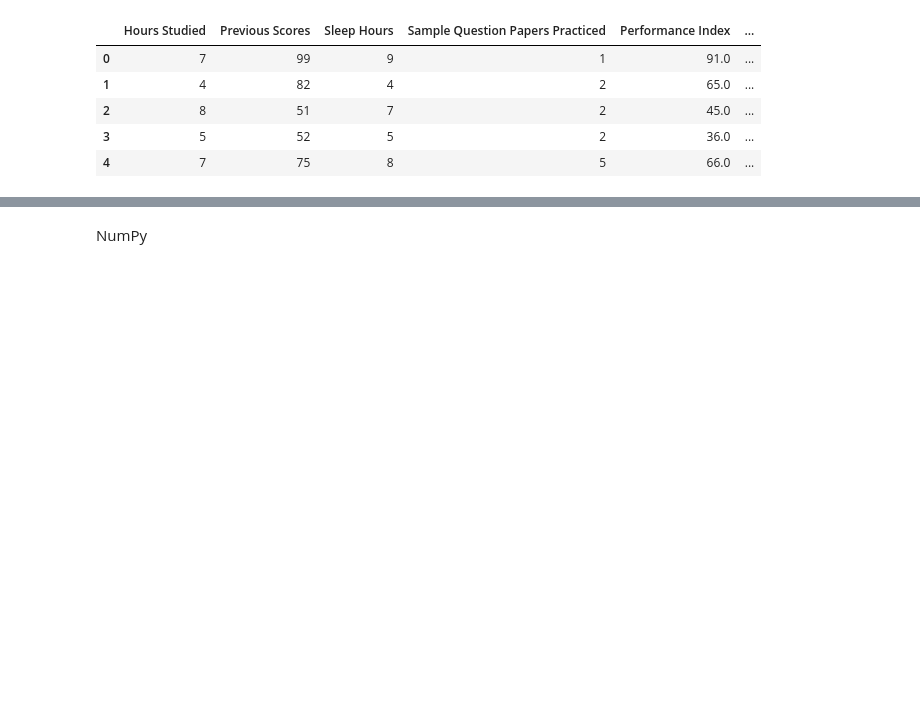
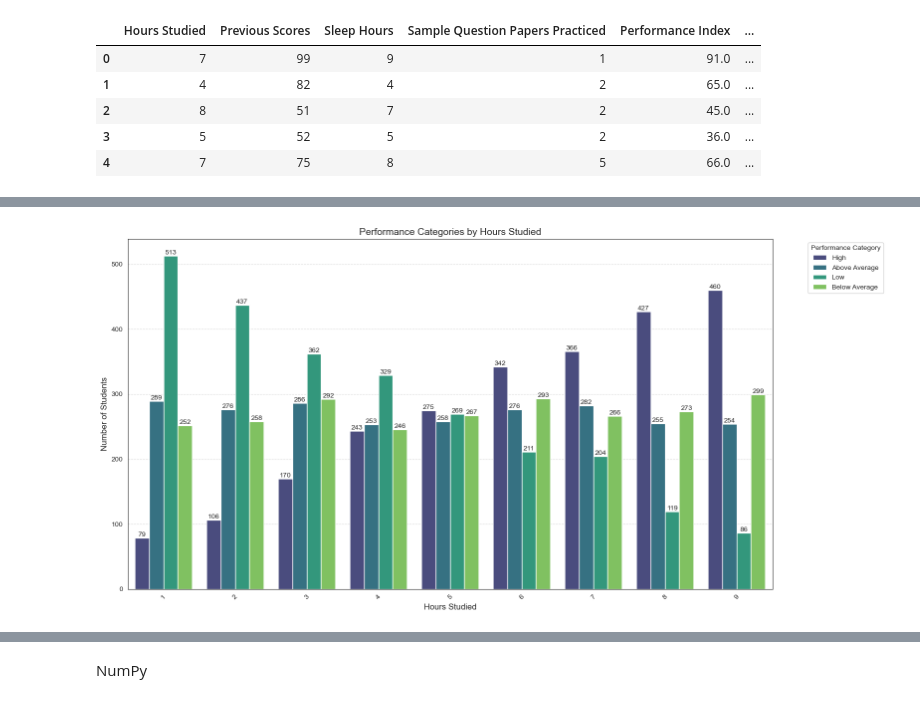
Before and after one commit to add0794/ordinary-least-squares-gradient-descent, a Jupyter notebook: jupyter.ipynb, the cells around one changed output, grey strips where cells are left out. Cells and saved outputs as stored; diff of their text form; code cells hidden in the pictures; blank space fills up the shorter version.

```diff
--- a/jupyter.ipynb
+++ b/jupyter.ipynb
@@ -307,0 +356,65 @@ X_transpose = np.transpose(X_with_intercept)
+# %%
+import pandas as pd
+import matplotlib.pyplot as plt
+import seaborn as sns
+import numpy as np
+
+# Calculate quartiles for more meaningful categorization
+q1 = updated_data['Performance Index'].quantile(0.25)
+q2 = updated_data['Performance Index'].quantile(0.5)  # Median
+q3 = updated_data['Performance Index'].quantile(0.75)
+
+# Create Performance Category column with more granular categories
+def categorize_performance(performance):
+    if performance <= q1:
+        return 'Low'
+    elif performance <= q2:
+        return 'Below Average'
+    elif performance <= q3:
+        return 'Above Average'
+    else:
+        return 'High'
+
+updated_data['Performance Category'] = updated_data['Performance Index'].apply(categorize_performance)
+
+# Create the plot
+plt.figure(figsize=(16, 8))
+sns.countplot(
+    data=updated_data,
+    x='Hours Studied',
+    hue='Performance Category',
+    palette='viridis',
+    order=sorted(updated_data['Hours Studied'].unique())
+)
+
+# Customize plot
+plt.xlabel('Hours Studied', fontsize=12)
+plt.ylabel('Number of Students', fontsize=12)
+plt.title('Performance Categories by Hours Studied', fontsize=14)
+plt.legend(title='Performance Category', bbox_to_anchor=(1.05, 1), loc='upper left')
+plt.grid(axis='y', linestyle='--', alpha=0.7)
+
+# Rotate x-axis labels if needed
+plt.xticks(rotation=45)
+
+# Add value annotations on top of each bar
+for container in plt.gca().containers:
+    plt.gca().bar_label(container)
+
+# Adjust layout to prevent cutting off labels
+plt.tight_layout()
+
+# Show the plot
+plt.show()
+
+# Print detailed information
+print("Performance Category Thresholds:")
+print(f"Q1 (25th percentile): {q1:.2f}")
+print(f"Median (50th percentile): {q2:.2f}")
+print(f"Q3 (75th percentile): {q3:.2f}")
+print("\nPerformance Category Distribution:")
+print(updated_data['Performance Category'].value_counts())
+print("\nPercentage Distribution:")
+print(updated_data['Performance Category'].value_counts(normalize=True) * 100)
+# %% [output]
+[figure, added]
```
Also changed, not shown: parts of 23 cells of this notebook, 1 other file.
